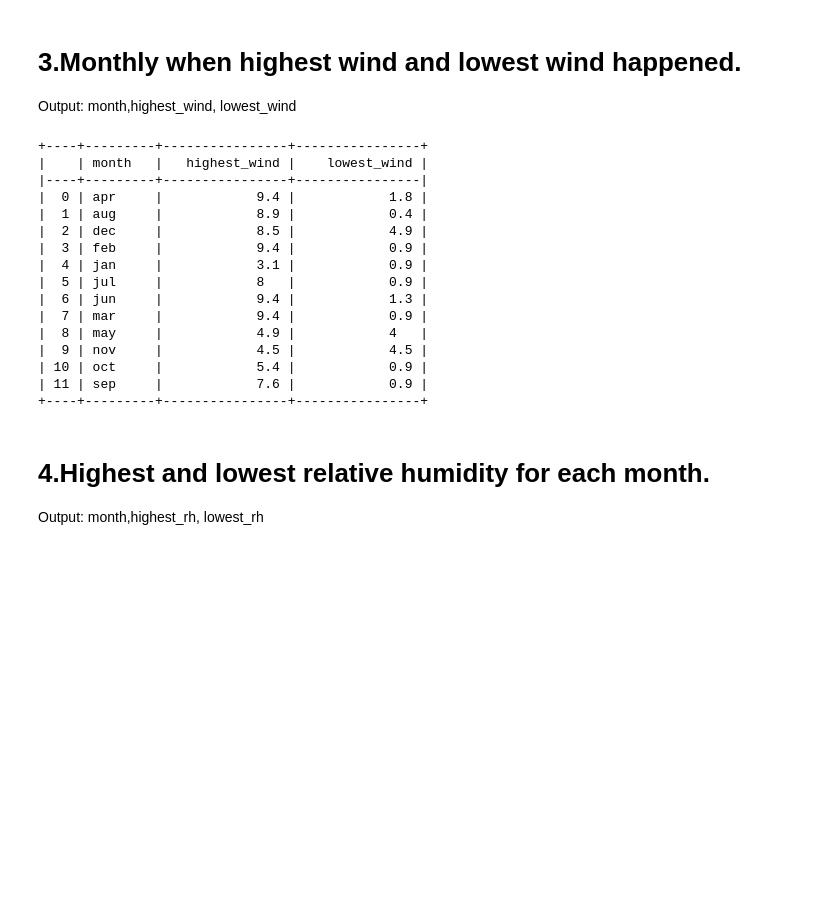
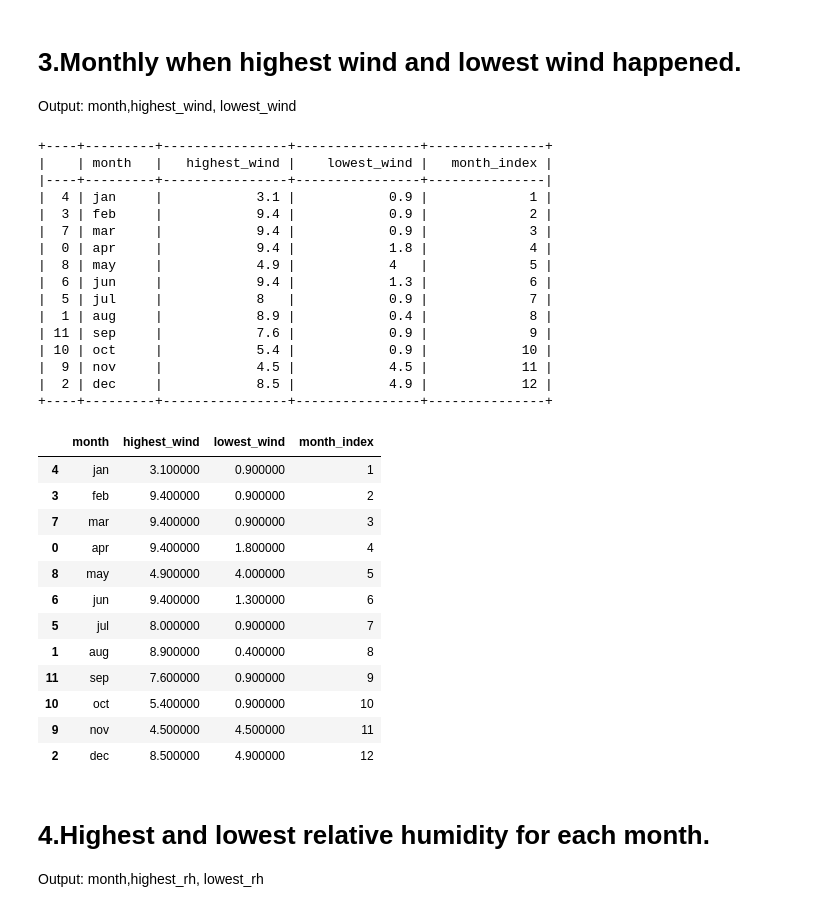
Before and after one commit to ruthika11/ipython-notebook-examples, a Jupyter notebook: Forest_Fire.ipynb, the cells around one changed output. Drawn from its saved outputs; the diff is of its cells as text; code cells hidden in the pictures; blank space fills up the shorter version.

```diff
--- a/Forest_Fire.ipynb
+++ b/Forest_Fire.ipynb
@@ -110,24 +117,42 @@ Output: month,highest_wind, lowest_wind
 # %%
 high_low_wind =df.groupby(["month"]).agg({"wind":["max","min"]}).reset_index()
 high_low_wind.columns = ["month","highest_wind"," lowest_wind"]
+high_low_wind["month_index"] = high_low_wind.apply(mmm_to_index , axis = 1)
+high_low_wind = high_low_wind.sort_values(by = "month_index", ascending= True)
 pretty_print(high_low_wind,12)
+
+
+high_low_wind.style.background_gradient(cmap = "Greens").set_properties(**{"font-size" : "15px"})
 # %% [output]
-+----+---------+----------------+----------------+
-|    | month   |   highest_wind |    lowest_wind |
-|----+---------+----------------+----------------|
-|  0 | apr     |            9.4 |            1.8 |
-|  1 | aug     |            8.9 |            0.4 |
-|  2 | dec     |            8.5 |            4.9 |
-|  3 | feb     |            9.4 |            0.9 |
-|  4 | jan     |            3.1 |            0.9 |
-|  5 | jul     |            8   |            0.9 |
-|  6 | jun     |            9.4 |            1.3 |
-|  7 | mar     |            9.4 |            0.9 |
-|  8 | may     |            4.9 |            4   |
-|  9 | nov     |            4.5 |            4.5 |
-| 10 | oct     |            5.4 |            0.9 |
-| 11 | sep     |            7.6 |            0.9 |
-+----+---------+----------------+----------------+
++----+---------+----------------+----------------+---------------+
+|    | month   |   highest_wind |    lowest_wind |   month_index |
+|----+---------+----------------+----------------+---------------|
+|  4 | jan     |            3.1 |            0.9 |             1 |
+|  3 | feb     |            9.4 |            0.9 |             2 |
+|  7 | mar     |            9.4 |            0.9 |             3 |
+|  0 | apr     |            9.4 |            1.8 |             4 |
+|  8 | may     |            4.9 |            4   |             5 |
+|  6 | jun     |            9.4 |            1.3 |             6 |
+|  5 | jul     |            8   |            0.9 |             7 |
+|  1 | aug     |            8.9 |            0.4 |             8 |
+| 11 | sep     |            7.6 |            0.9 |             9 |
+| 10 | oct     |            5.4 |            0.9 |            10 |
+|  9 | nov     |            4.5 |            4.5 |            11 |
+|  2 | dec     |            8.5 |            4.9 |            12 |
++----+---------+----------------+----------------+---------------+
+|  | month | highest_wind | lowest_wind | month_index |
+| 4 | jan | 3.100000 | 0.900000 | 1 |
+| 3 | feb | 9.400000 | 0.900000 | 2 |
+| 7 | mar | 9.400000 | 0.900000 | 3 |
+| 0 | apr | 9.400000 | 1.800000 | 4 |
+| 8 | may | 4.900000 | 4.000000 | 5 |
+| 6 | jun | 9.400000 | 1.300000 | 6 |
+| 5 | jul | 8.000000 | 0.900000 | 7 |
+| 1 | aug | 8.900000 | 0.400000 | 8 |
+| 11 | sep | 7.600000 | 0.900000 | 9 |
+| 10 | oct | 5.400000 | 0.900000 | 10 |
+| 9 | nov | 4.500000 | 4.500000 | 11 |
+| 2 | dec | 8.500000 | 4.900000 | 12 |
 # %% [markdown]
 # 4.Highest and lowest relative humidity for each month.
  Output: month,highest_rh, lowest_rh
```
Also changed, not shown: parts of 8 cells of this notebook.
